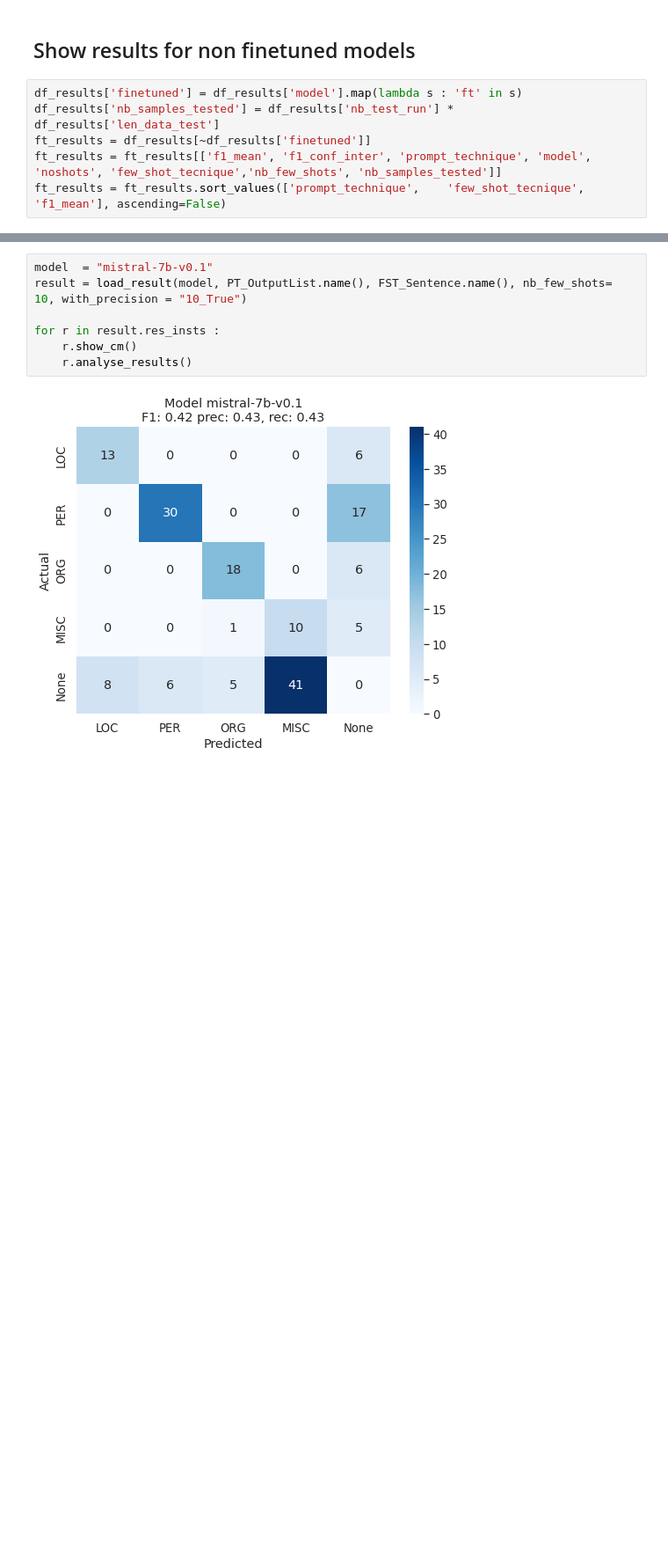
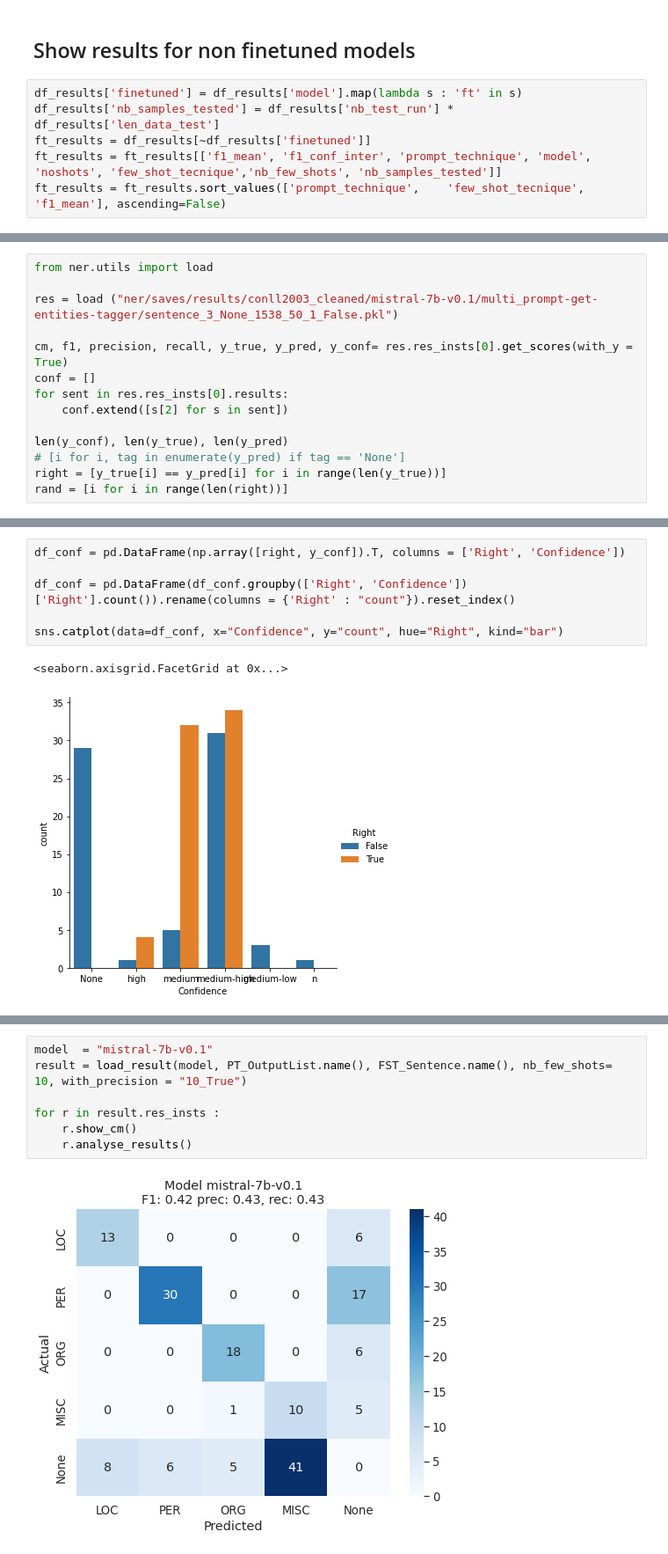
Before and after one commit to MathieuDesponds/Information-extraction-in-official-documents-using-LLMs, a Jupyter notebook: analysing_results.ipynb, the cells around one changed output, grey strips where cells are left out. Shown at 88% size. Drawn from its saved outputs; the diff is of its cells as text; blank space fills up the shorter version.

Commit message:
Adding possiblity to check results with confidence

```diff
--- a/analysing_results.ipynb
+++ b/analysing_results.ipynb
@@ -118,0 +133,14 @@ ft_results.loc[idx_max].pivot(index=['model','prompt_technique', 'nb_few_shots',
+# %%
+from ner.utils import load
+
+res = load ("ner/saves/results/conll2003_cleaned/mistral-7b-v0.1/multi_prompt-get-entities-tagger/sentence_3_None_1538_50_1_False.pkl")
+
+cm, f1, precision, recall, y_true, y_pred, y_conf= res.res_insts[0].get_scores(with_y = True)
+conf = []
+for sent in res.res_insts[0].results:
+    conf.extend([s[2] for s in sent])
+
+len(y_conf), len(y_true), len(y_pred)
+# [i for i, tag in enumerate(y_pred) if tag == 'None']
+right = [y_true[i] == y_pred[i] for i in range(len(y_true))]
+rand = [i for i in range(len(right))]
@@ -118,0 +169,9 @@ ft_results.loc[idx_max].pivot(index=['model','prompt_technique', 'nb_few_shots',
+# %%
+df_conf = pd.DataFrame(np.array([right, y_conf]).T, columns = ['Right', 'Confidence'])
+
+df_conf = pd.DataFrame(df_conf.groupby(['Right', 'Confidence'])['Right'].count()).rename(columns = {'Right' : "count"}).reset_index()
+
+sns.catplot(data=df_conf, x="Confidence", y="count", hue="Right", kind="bar")
+# %% [output]
+<seaborn.axisgrid.FacetGrid at 0x...>
+[figure, added]
```
Also changed, not shown: parts of 8 cells of this notebook, 2 other files.
